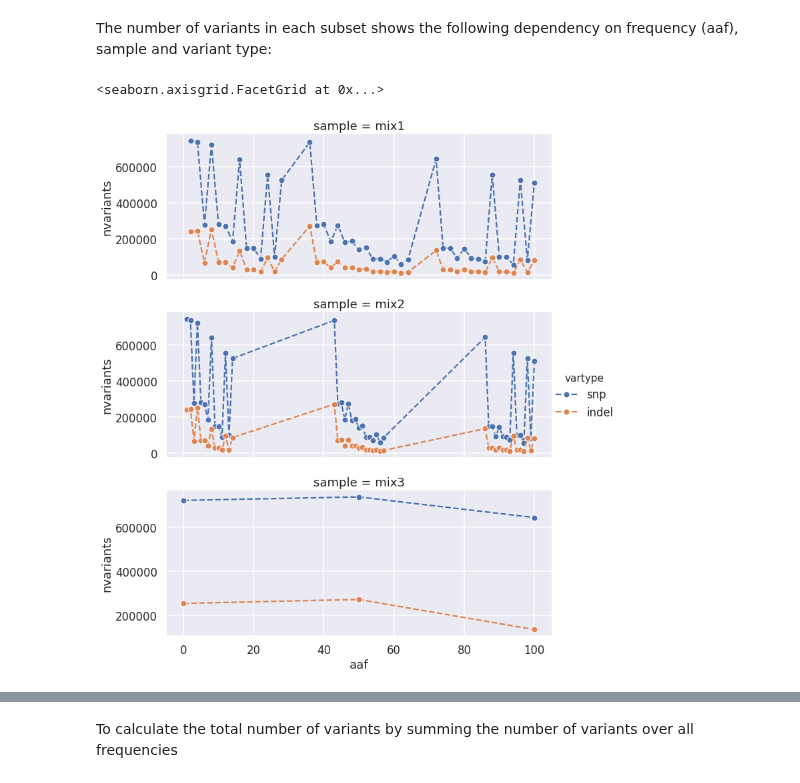
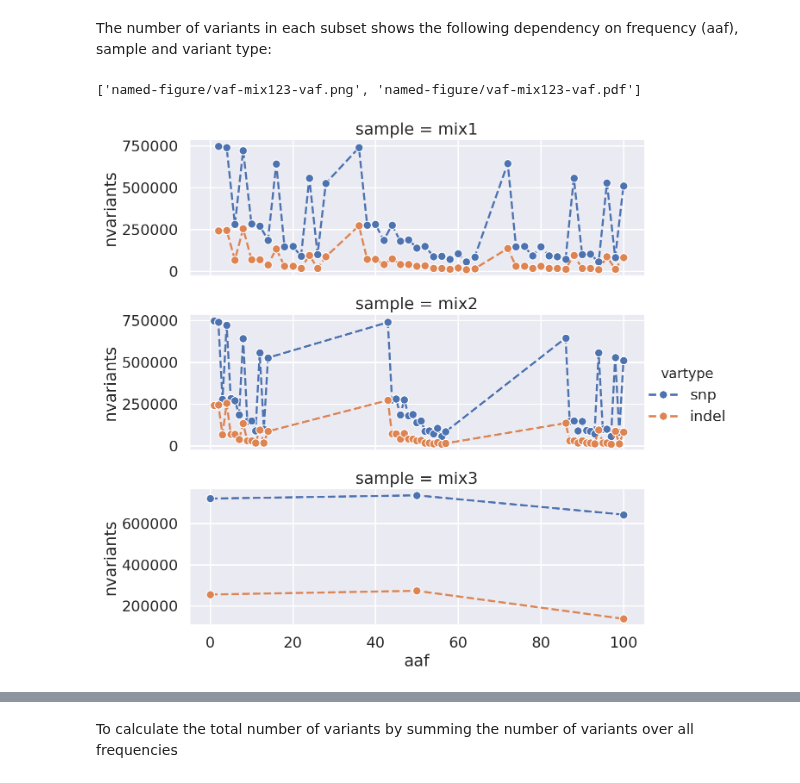
Before and after one commit to attilagk/BSM-research, a Jupyter notebook: notebook/2019-04-04-truth-sets-aaf/2019-04-04-truth-sets-aaf.ipynb, the cells around one changed output, grey strips where cells are left out. Cells and saved outputs as stored; diff of their text form; code cells hidden in the pictures.

Commit message:
named figures under named-figure/ directories

```diff
--- a/notebook/2019-04-04-truth-sets-aaf/2019-04-04-truth-sets-aaf.ipynb
+++ b/notebook/2019-04-04-truth-sets-aaf/2019-04-04-truth-sets-aaf.ipynb
@@ -37,13 +41,14 @@ The number of variants in each subset shows the following dependency on frequenc
 # %%
 sns.set()
 sns.set_context('talk')
 def nvar_aaf_plot(region='autosomes'):
-    fg = sns.FacetGrid(data=nvariants.loc[nvariants['region'] == region, :], row='sample', hue='vartype', sharey=False, aspect=2.5, height=4)
+    fg = sns.FacetGrid(data=nvariants.loc[nvariants['region'] == region, :], row='sample', hue='vartype', sharey=False, aspect=3)
     fg = fg.map(plt.plot, 'aaf', 'nvariants', marker='o', markeredgecolor='white', linestyle='dashed')
     fg = fg.add_legend()
     return(fg)
 
-nvar_aaf_plot('autosomes')
+g = nvar_aaf_plot('autosomes')
+attila_utils.savefig(g, 'vaf-mix123-vaf')
 # %% [output]
-<seaborn.axisgrid.FacetGrid at 0x...>
+['named-figure/vaf-mix123-vaf.png', 'named-figure/vaf-mix123-vaf.pdf']
-[figure, old version]
+[figure, new version]
```
Also changed, not shown: parts of 11 cells of this notebook, 4 other files.
